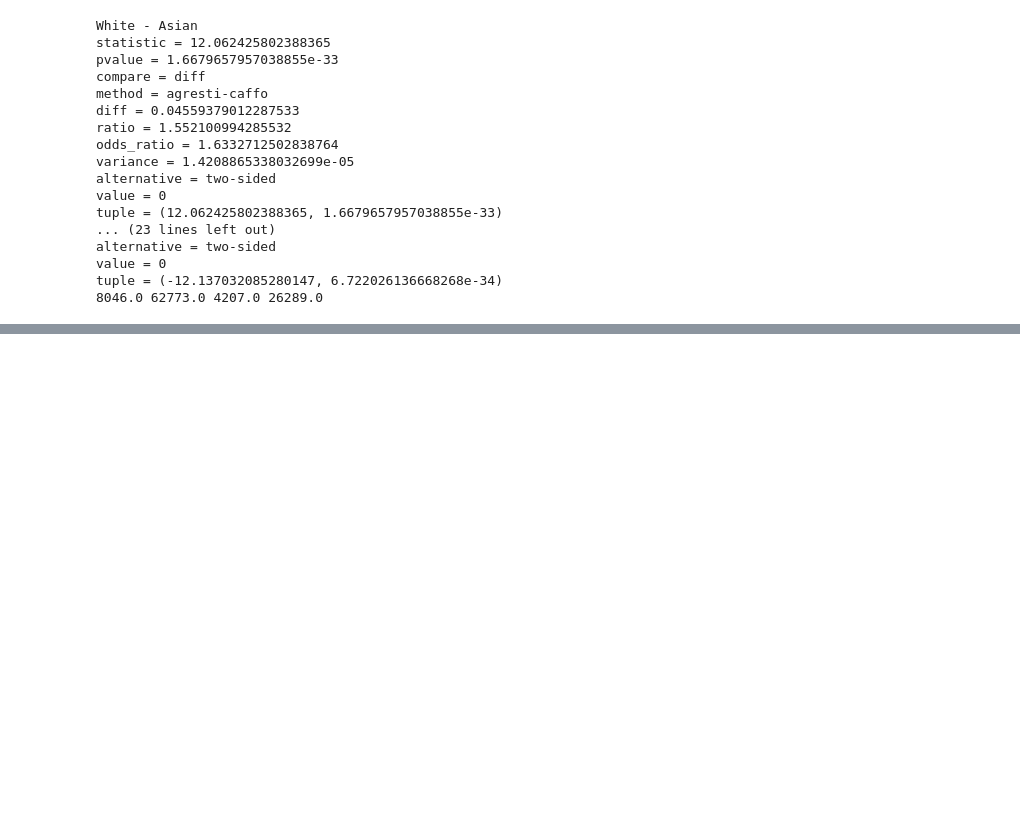
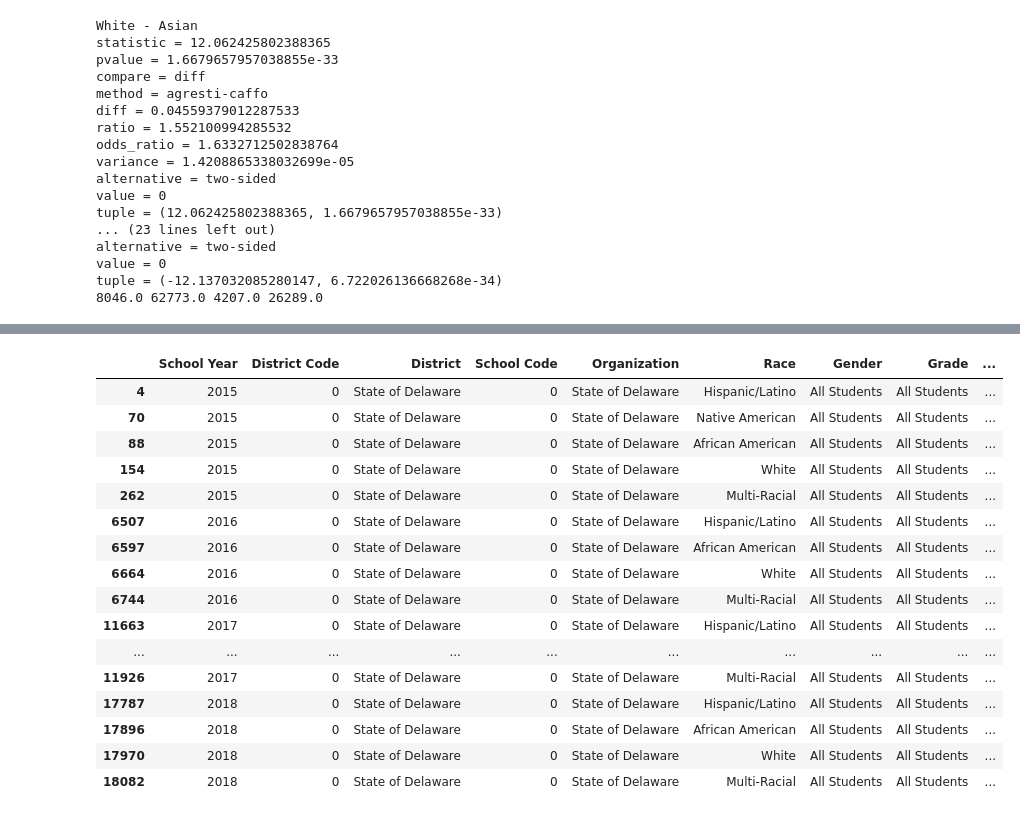
Before and after one commit to annapoliswu/CISC367_Midterm, a Jupyter notebook: messy-student-performance-analysis.ipynb, the cells around one changed output, grey strips where cells are left out. Saved outputs shown, nothing was run; the diff lists cells and outputs as text; code cells hidden in the pictures; blank space fills up the shorter version.

```diff
--- a/messy-student-performance-analysis.ipynb
+++ b/messy-student-performance-analysis.ipynb
@@ -263,0 +298,27 @@ tuple = (-12.137032085280147, 6.722026136668268e-34)
+# %%
+do_state = dropout[ dropout["District Code"] == 0]
+do_state =  do_state[do_state['RowStatus'] != 'REDACTED']
+
+do_state = do_state[(do_state['Grade'] == 'All Students') &
+                      (do_state['Gender'] == 'All Students') &
+                      (do_state['SpecialDemo'] == 'All Students') &
+                      (do_state['SubGroup'] != 'All Students')]
+do_state.head(30)
+# %% [output]
+|  | School Year | District Code | District | School Code | Organization | Race | Gender | Grade | ... |
+| 4 | 2015 | 0 | State of Delaware | 0 | State of Delaware | Hispanic/Latino | All Students | All Students | ... |
+| 70 | 2015 | 0 | State of Delaware | 0 | State of Delaware | Native American | All Students | All Students | ... |
+| 88 | 2015 | 0 | State of Delaware | 0 | State of Delaware | African American | All Students | All Students | ... |
+| 154 | 2015 | 0 | State of Delaware | 0 | State of Delaware | White | All Students | All Students | ... |
+| 262 | 2015 | 0 | State of Delaware | 0 | State of Delaware | Multi-Racial | All Students | All Students | ... |
+| 6507 | 2016 | 0 | State of Delaware | 0 | State of Delaware | Hispanic/Latino | All Students | All Students | ... |
+| 6597 | 2016 | 0 | State of Delaware | 0 | State of Delaware | African American | All Students | All Students | ... |
+| 6664 | 2016 | 0 | State of Delaware | 0 | State of Delaware | White | All Students | All Students | ... |
+| 6744 | 2016 | 0 | State of Delaware | 0 | State of Delaware | Multi-Racial | All Students | All Students | ... |
+| 11663 | 2017 | 0 | State of Delaware | 0 | State of Delaware | Hispanic/Latino | All Students | All Students | ... |
+| ... | ... | ... | ... | ... | ... | ... | ... | ... | ... |
+| 11926 | 2017 | 0 | State of Delaware | 0 | State of Delaware | Multi-Racial | All Students | All Students | ... |
+| 17787 | 2018 | 0 | State of Delaware | 0 | State of Delaware | Hispanic/Latino | All Students | All Students | ... |
+| 17896 | 2018 | 0 | State of Delaware | 0 | State of Delaware | African American | All Students | All Students | ... |
+| 17970 | 2018 | 0 | State of Delaware | 0 | State of Delaware | White | All Students | All Students | ... |
+| 18082 | 2018 | 0 | State of Delaware | 0 | State of Delaware | Multi-Racial | All Students | All Students | ... |
```
Also changed, not shown: parts of 9 cells of this notebook.
